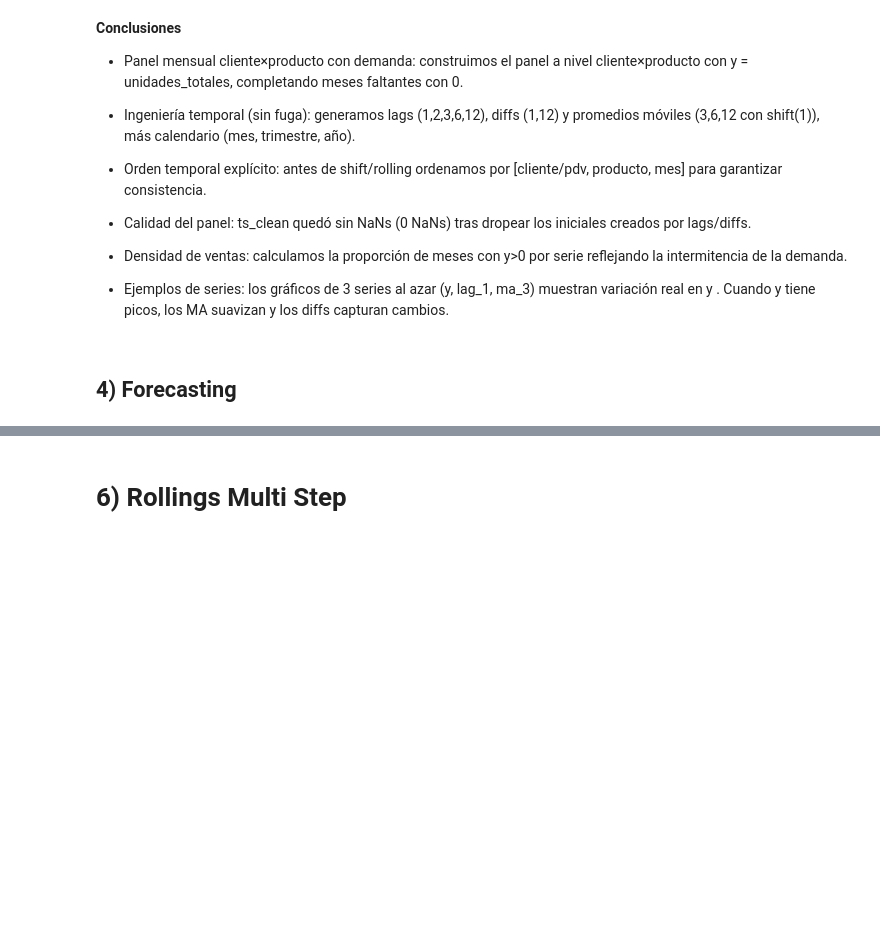
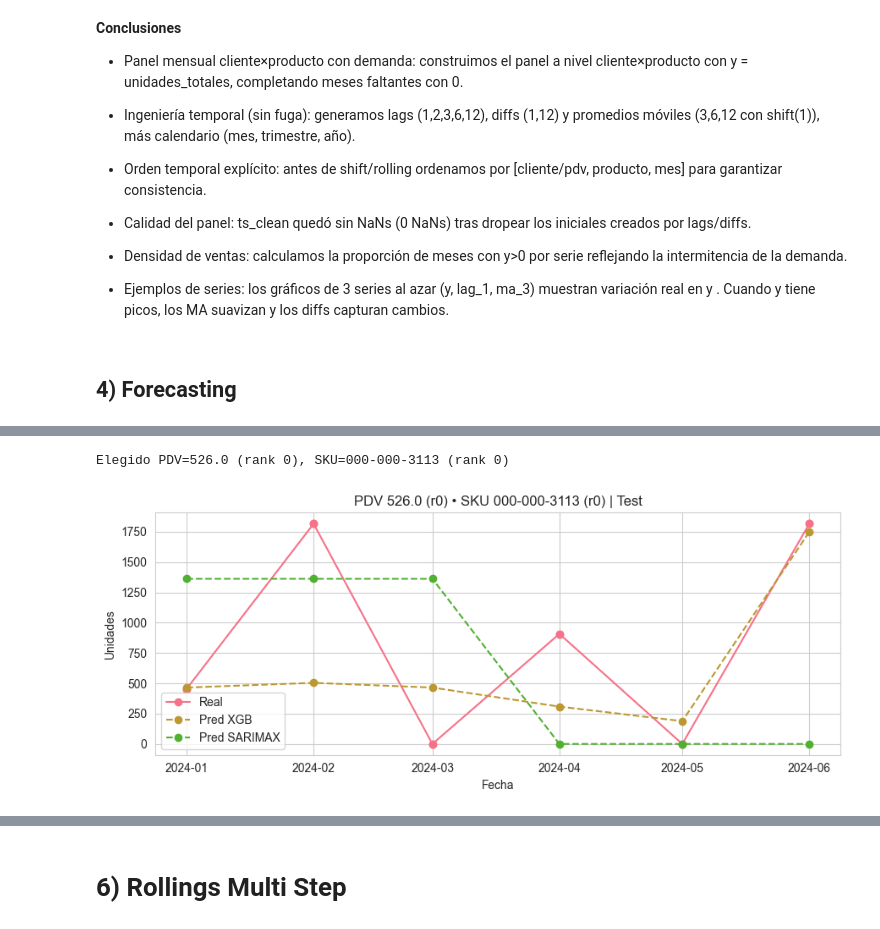
Before and after one commit to SantiagoCastellanos14/m11-practico1-eda, a Jupyter notebook: notebooks/practico_3_eda.ipynb, the cells around one changed output, grey strips where cells are left out. Cells and saved outputs as stored; diff of their text form; code cells hidden in the pictures; blank space fills up the shorter version.

```diff
--- a/notebooks/practico_3_eda.ipynb
+++ b/notebooks/practico_3_eda.ipynb
@@ -1899,0 +2233,11 @@ Métricas x cluster
+# %%
+plot_serie_by_rank(
+    bt_df=bt_comp_micro,
+    ts_df=ts_micro,
+    pdv_rank=0,
+    sku_rank=0,
+    models=("XGB","SARIMAX")  # podés pasar ("XGB",) si querés ver solo uno
+)
+# %% [output]
+Elegido PDV=526.0 (rank 0), SKU=000-000-3113 (rank 0)
+[figure, added]
```
Also changed, not shown: parts of 47 cells of this notebook.
